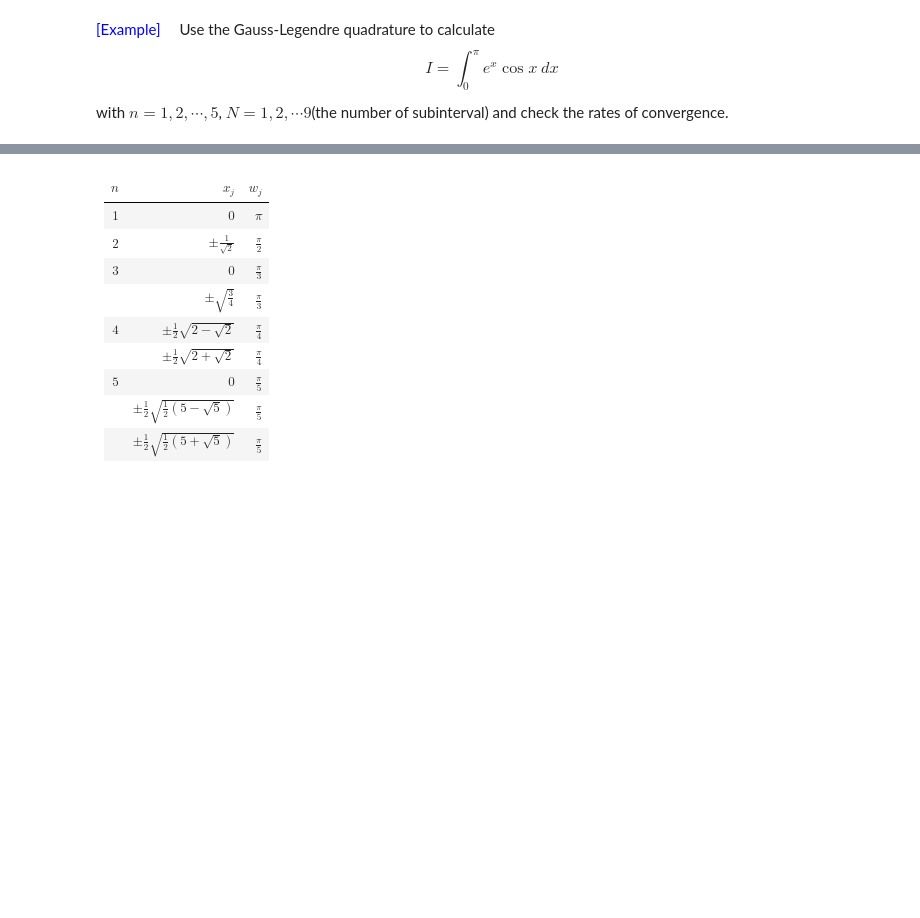
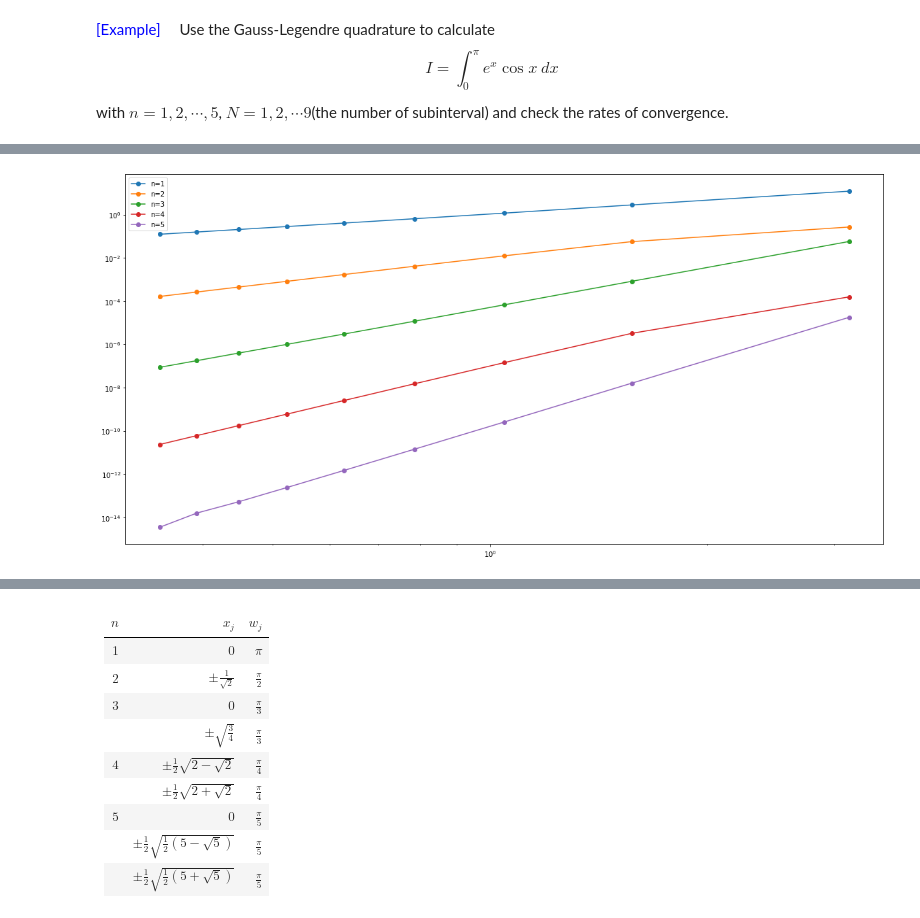
Before and after one commit to dw-shin/NA_notes, a Jupyter notebook: chapter5/NA_ch5.ipynb, the cells around one changed output, grey strips where cells are left out. Saved outputs shown, nothing was run; the diff lists cells and outputs as text; code cells hidden in the pictures; blank space fills up the shorter version.

```diff
--- a/chapter5/NA_ch5.ipynb
+++ b/chapter5/NA_ch5.ipynb
@@ -515,0 +518,25 @@ print(rate_of_convergence)
+# %%
+I_exact = -(np.exp(np.pi)+1)/2
+f = lambda x: np.exp(x) * np.cos(x)
+a = 0
+b = np.pi
+
+num_iter = 9
+rates = np.zeros((5,8))
+h = np.pi/np.array([i+1 for i in range(0,num_iter)])
+
+plt.figure(figsize=(20,10))
+for n in range(1,6):
+    E = np.zeros(num_iter)
+    for j in range(0,num_iter):
+        n_sub = j+1
+        I = GL_quadrature(f,n,a,b,n_sub)
+        E[j] = np.abs(I_exact - I)
+
+    plt.loglog(h,E,'o-',label='n={}'.format(n))
+    rates[n-1,:] = (np.log(E[1::]) - np.log(E[0:-1]))/(np.log(h[1::])-np.log(h[0:-1]))
+
+plt.legend()
+plt.show()
+# %% [output]
+[figure, added]
```
Also changed, not shown: parts of 5 cells of this notebook, 1 other file.
